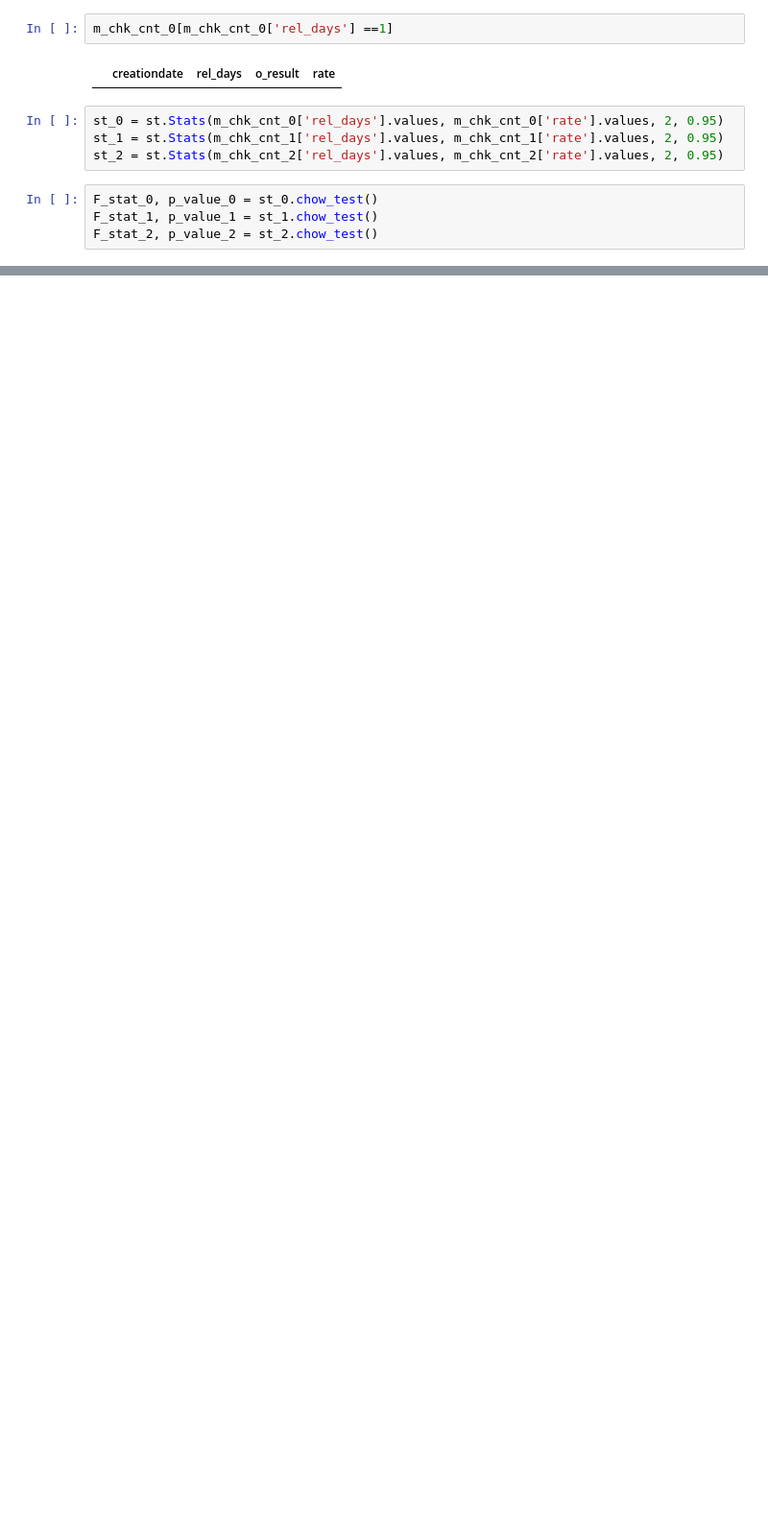
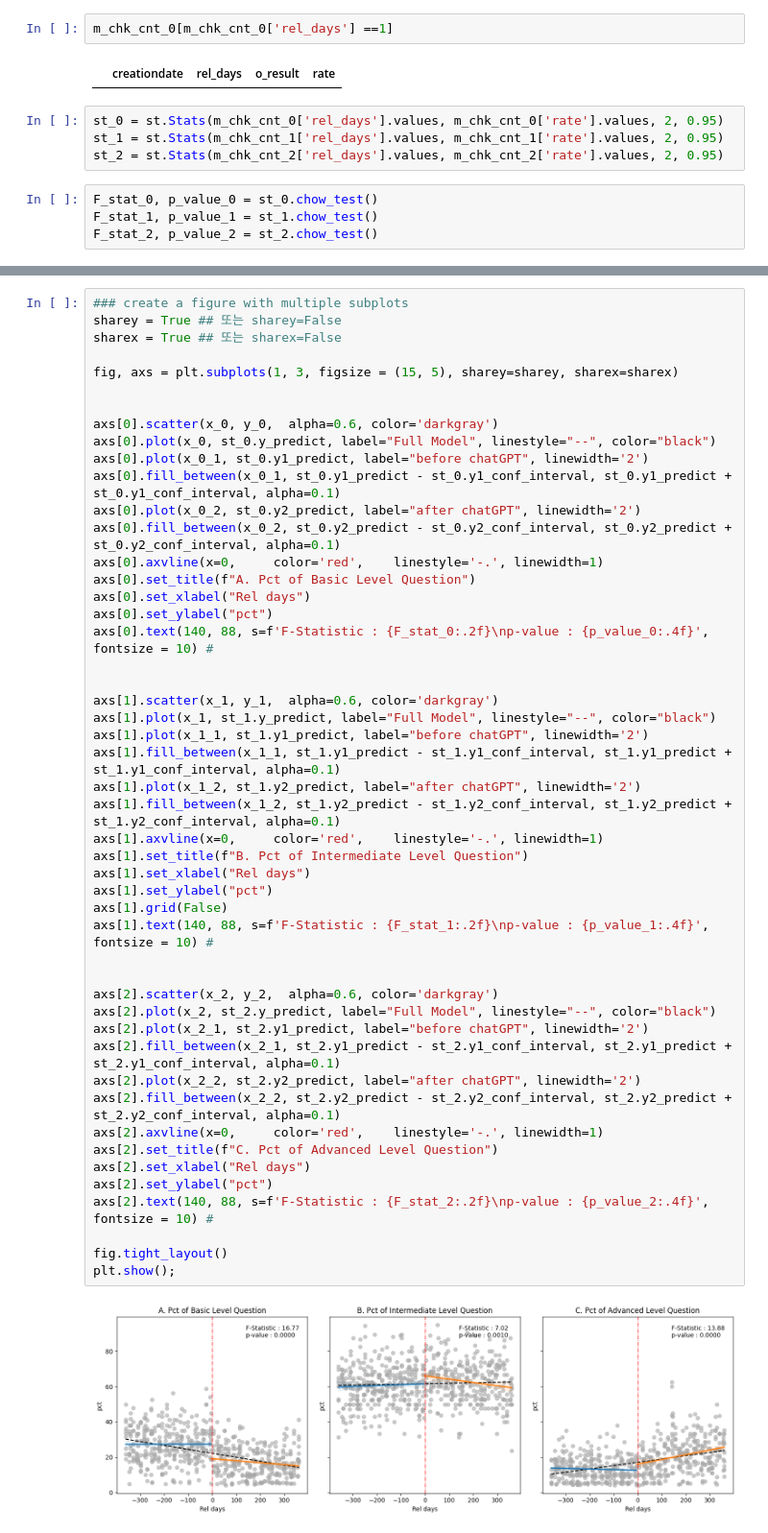
Before and after one commit to boysbeanxious/stackoverflow_src, a Jupyter notebook: LLM/3_visualization_sample_ver3.ipynb, the cells around one changed output, grey strips where cells are left out. Shown at 96% size. Drawn from its saved outputs; the diff is of its cells as text; blank space fills up the shorter version.

```diff
--- a/LLM/3_visualization_sample_ver3.ipynb
+++ b/LLM/3_visualization_sample_ver3.ipynb
@@ -378,0 +380,51 @@ plt.show()
+# %%
+### create a figure with multiple subplots
+sharey = True ## 또는 sharey=False
+sharex = True ## 또는 sharex=False
+
+fig, axs = plt.subplots(1, 3, figsize = (15, 5), sharey=sharey, sharex=sharex)
+
+
+axs[0].scatter(x_0, y_0,  alpha=0.6, color='darkgray')
+axs[0].plot(x_0, st_0.y_predict, label="Full Model", linestyle="--", color="black")
+axs[0].plot(x_0_1, st_0.y1_predict, label="before chatGPT", linewidth='2')
+axs[0].fill_between(x_0_1, st_0.y1_predict - st_0.y1_conf_interval, st_0.y1_predict + st_0.y1_conf_interval, alpha=0.1)
+axs[0].plot(x_0_2, st_0.y2_predict, label="after chatGPT", linewidth='2')
+axs[0].fill_between(x_0_2, st_0.y2_predict - st_0.y2_conf_interval, st_0.y2_predict + st_0.y2_conf_interval, alpha=0.1)
+axs[0].axvline(x=0,     color='red',    linestyle='-.', linewidth=1)
+axs[0].set_title(f"A. Pct of Basic Level Question")
+axs[0].set_xlabel("Rel days")
+axs[0].set_ylabel("pct")
+axs[0].text(140, 88, s=f'F-Statistic : {F_stat_0:.2f}\np-value : {p_value_0:.4f}', fontsize = 10) #
+
+
+axs[1].scatter(x_1, y_1,  alpha=0.6, color='darkgray')
+axs[1].plot(x_1, st_1.y_predict, label="Full Model", linestyle="--", color="black")
+axs[1].plot(x_1_1, st_1.y1_predict, label="before chatGPT", linewidth='2')
+axs[1].fill_between(x_1_1, st_1.y1_predict - st_1.y1_conf_interval, st_1.y1_predict + st_1.y1_conf_interval, alpha=0.1)
+axs[1].plot(x_1_2, st_1.y2_predict, label="after chatGPT", linewidth='2')
+axs[1].fill_between(x_1_2, st_1.y2_predict - st_1.y2_conf_interval, st_1.y2_predict + st_1.y2_conf_interval, alpha=0.1)
+axs[1].axvline(x=0,     color='red',    linestyle='-.', linewidth=1)
+axs[1].set_title(f"B. Pct of Intermediate Level Question")
+axs[1].set_xlabel("Rel days")
+axs[1].set_ylabel("pct")
+axs[1].grid(False)
+axs[1].text(140, 88, s=f'F-Statistic : {F_stat_1:.2f}\np-value : {p_value_1:.4f}', fontsize = 10) #
+
+
+axs[2].scatter(x_2, y_2,  alpha=0.6, color='darkgray')
+axs[2].plot(x_2, st_2.y_predict, label="Full Model", linestyle="--", color="black")
+axs[2].plot(x_2_1, st_2.y1_predict, label="before chatGPT", linewidth='2')
+axs[2].fill_between(x_2_1, st_2.y1_predict - st_2.y1_conf_interval, st_2.y1_predict + st_2.y1_conf_interval, alpha=0.1)
+axs[2].plot(x_2_2, st_2.y2_predict, label="after chatGPT", linewidth='2')
+axs[2].fill_between(x_2_2, st_2.y2_predict - st_2.y2_conf_interval, st_2.y2_predict + st_2.y2_conf_interval, alpha=0.1)
+axs[2].axvline(x=0,     color='red',    linestyle='-.', linewidth=1)
+axs[2].set_title(f"C. Pct of Advanced Level Question")
+axs[2].set_xlabel("Rel days")
+axs[2].set_ylabel("pct")
+axs[2].text(140, 88, s=f'F-Statistic : {F_stat_2:.2f}\np-value : {p_value_2:.4f}', fontsize = 10) #
+
+fig.tight_layout()
+plt.show();
+# %% [output]
+[figure, added]
```
Also changed, not shown: parts of 8 cells of this notebook, 1 other file.
